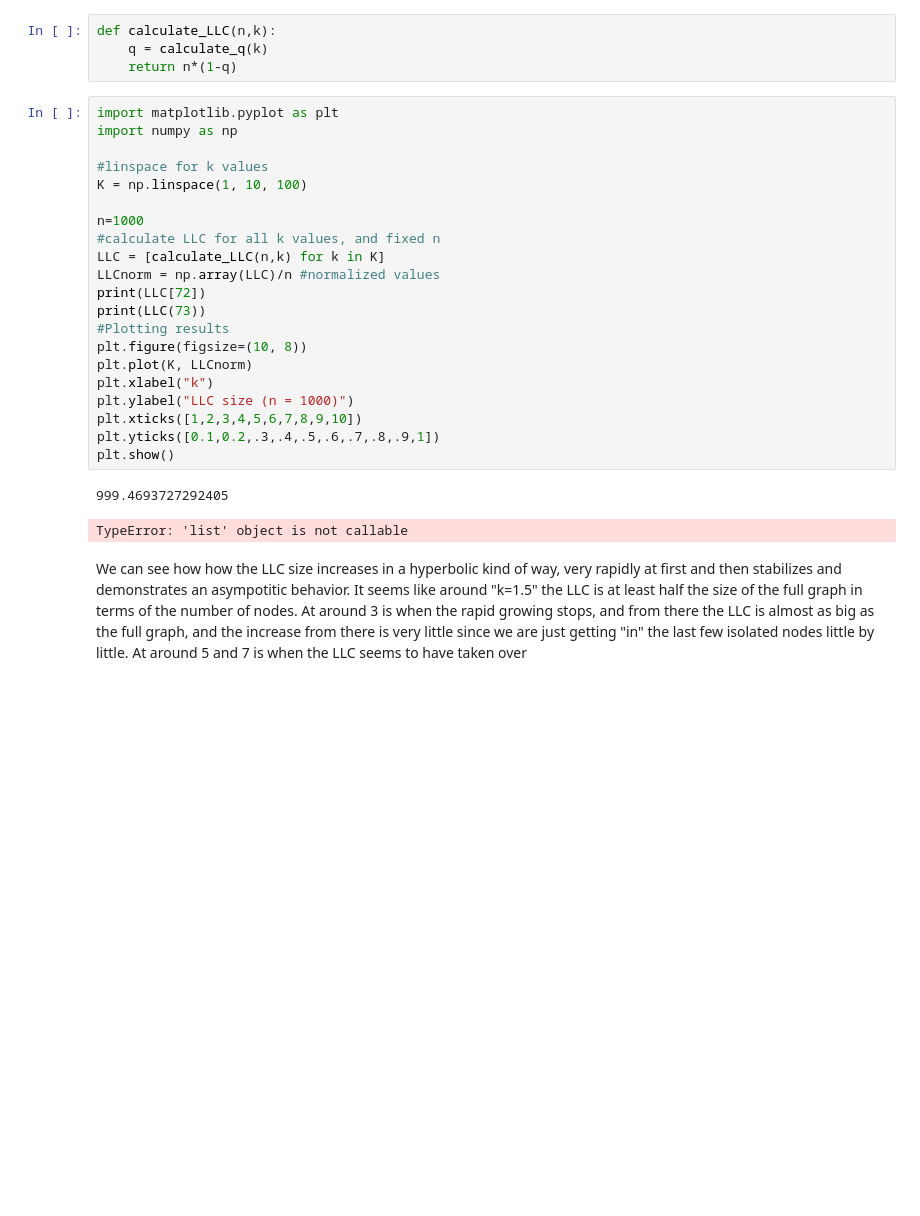
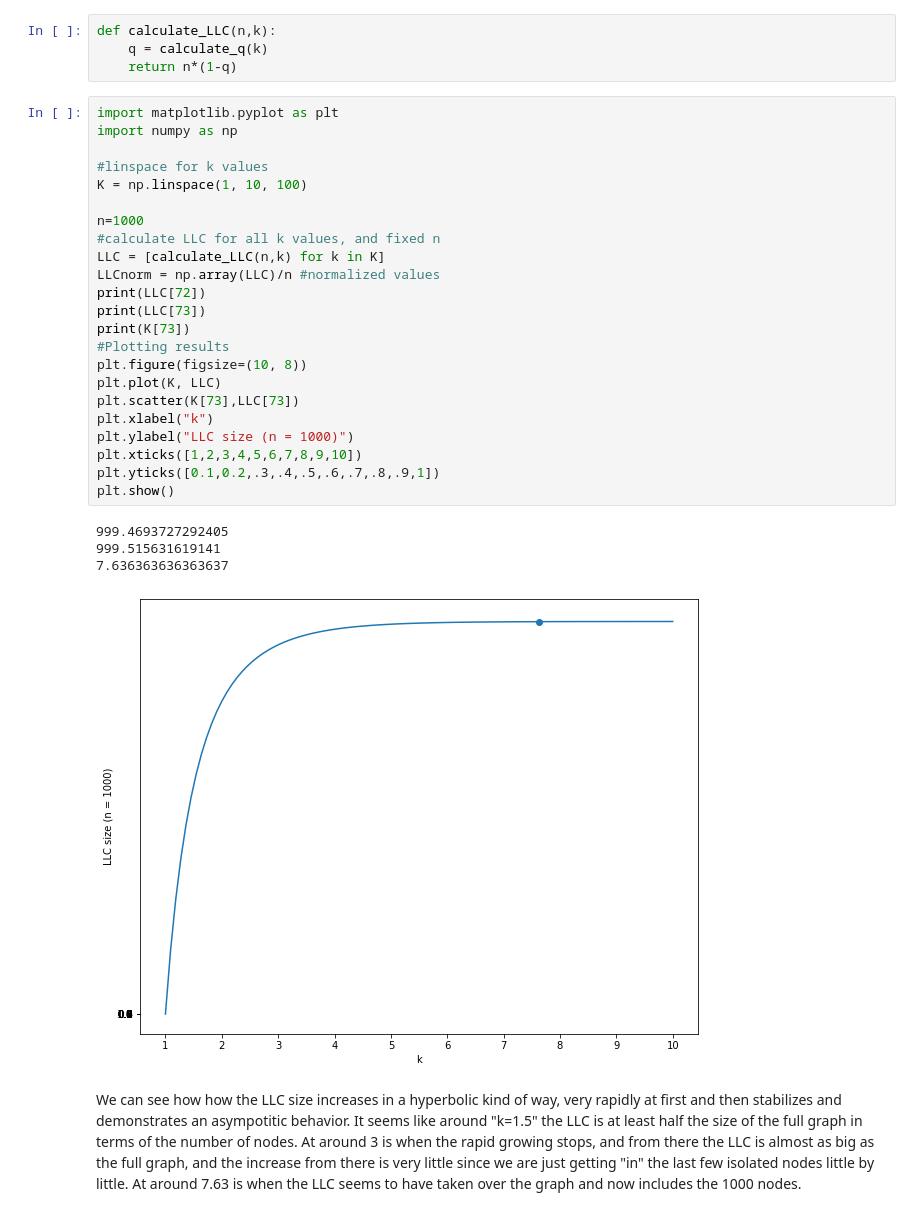
Before and after one commit to jccf12/cs166, a Jupyter notebook: jupyter_notebooks/8.1 Network Metrics and Percolation.ipynb, the cells around one changed output. Saved outputs shown, nothing was run; the diff lists cells and outputs as text; blank space fills up the shorter version.

```diff
--- a/jupyter_notebooks/8.1 Network Metrics and Percolation.ipynb
+++ b/jupyter_notebooks/8.1 Network Metrics and Percolation.ipynb
@@ -27,26 +27,30 @@ def calculate_LLC(n,k):
 # %%
 import matplotlib.pyplot as plt
 import numpy as np
 
 #linspace for k values
 K = np.linspace(1, 10, 100)
 
 n=1000
 #calculate LLC for all k values, and fixed n
 LLC = [calculate_LLC(n,k) for k in K]
 LLCnorm = np.array(LLC)/n #normalized values
 print(LLC[72])
-print(LLC(73))
+print(LLC[73])
+print(K[73])
 #Plotting results
 plt.figure(figsize=(10, 8))
-plt.plot(K, LLCnorm)
+plt.plot(K, LLC)
+plt.scatter(K[73],LLC[73])
 plt.xlabel("k")
 plt.ylabel("LLC size (n = 1000)")
 plt.xticks([1,2,3,4,5,6,7,8,9,10])
 plt.yticks([0.1,0.2,.3,.4,.5,.6,.7,.8,.9,1])
 plt.show()
 # %% [output]
 999.4693727292405
+999.515631619141
+7.636363636363637
-TypeError: 'list' object is not callable
+[figure, added]
 # %% [markdown]
-We can see how how the LLC size increases in a hyperbolic kind of way, very rapidly at first and then stabilizes and demonstrates an asympotitic behavior. It seems like around "k=1.5" the LLC is at least half the size of the full graph in terms of the number of nodes. At around 3 is when the rapid growing stops, and from there the LLC is almost as big as the full graph, and the increase from there is very little since we are just getting "in" the last few isolated nodes little by little. At around 5 and 7 is when the LLC seems to have taken over
+We can see how how the LLC size increases in a hyperbolic kind of way, very rapidly at first and then stabilizes and demonstrates an asympotitic behavior. It seems like around "k=1.5" the LLC is at least half the size of the full graph in terms of the number of nodes. At around 3 is when the rapid growing stops, and from there the LLC is almost as big as the full graph, and the increase from there is very little since we are just getting "in" the last few isolated nodes little by little. At around 7.63 is when the LLC seems to have taken over the graph and now includes the 1000 nodes.
```
Also changed, not shown: parts of 5 cells of this notebook, 1 other file.
